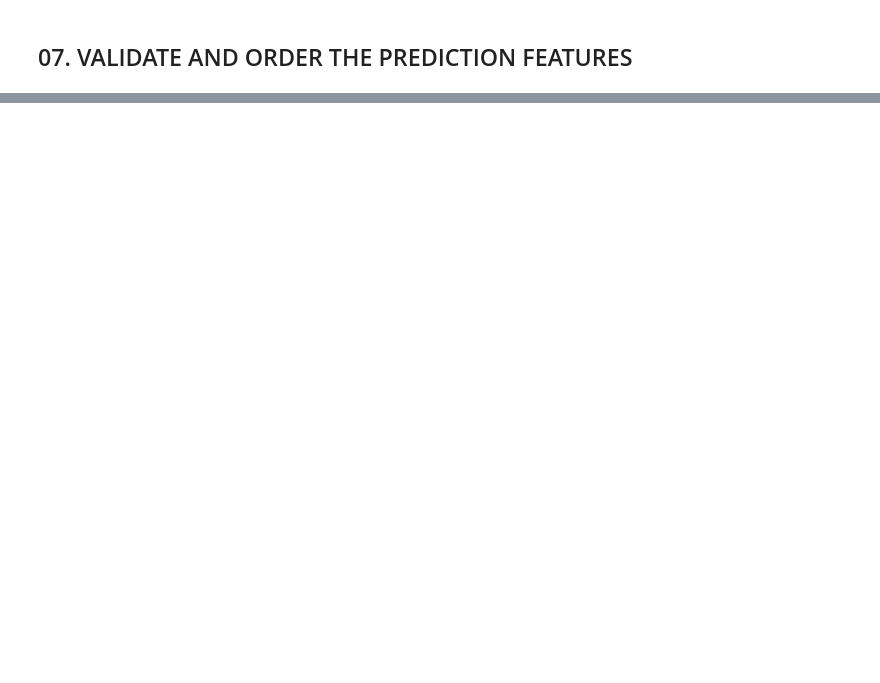
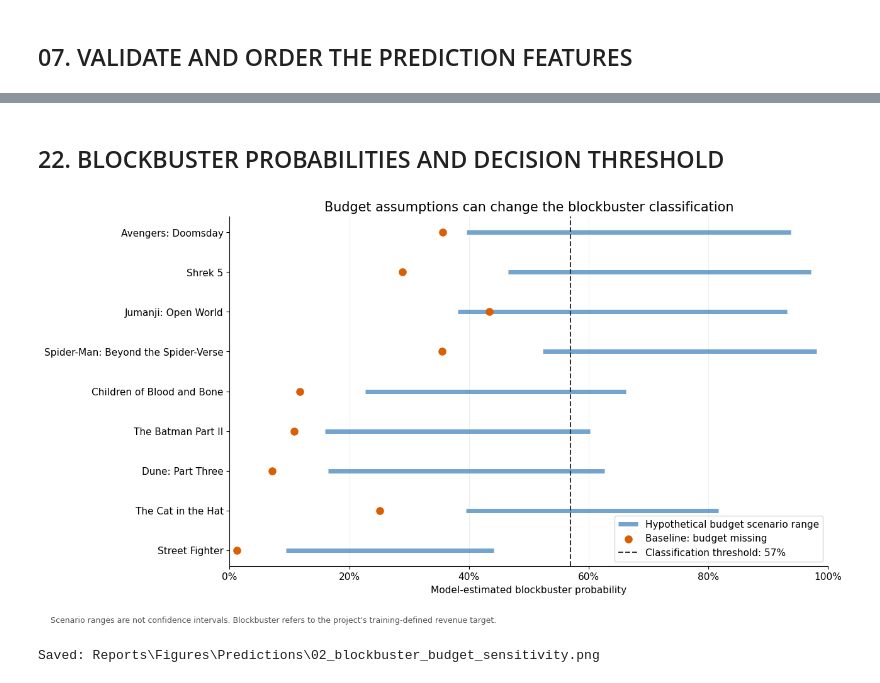
Before and after one commit to QayiyaMbiza/Movie-Industry-Predictor, a Jupyter notebook: Notebooks/upcoming_movie_predictions.ipynb, the cells around one changed output, grey strips where cells are left out. Cells and saved outputs as stored; diff of their text form; code cells hidden in the pictures; blank space fills up the shorter version.

```diff
--- a/Notebooks/upcoming_movie_predictions.ipynb
+++ b/Notebooks/upcoming_movie_predictions.ipynb
@@ -332,0 +1548,70 @@ ValueError: Revenue model requires missing columns: ['director_has_prior_history
+# %% [markdown]
+## 22. BLOCKBUSTER PROBABILITIES AND DECISION THRESHOLD
+# %%
+fig, ax = plt.subplots(figsize=(13, 7))
+
+y = range(len(chart_data))
+
+ax.hlines(
+    y,
+    chart_data["lowest_probability"],
+    chart_data["highest_probability"],
+    color="#377EB8",
+    linewidth=5,
+    alpha=0.7,
+    label="Hypothetical budget scenario range",
+)
+
+ax.scatter(
+    chart_data["blockbuster_probability"],
+    y,
+    color="#D95F02",
+    s=65,
+    zorder=3,
+    label="Baseline: budget missing",
+)
+
+thresholds = chart_data["classification_threshold"].dropna().unique()
+
+if len(thresholds) != 1:
+    raise ValueError("Expected one classification threshold.")
+
+threshold = float(thresholds[0])
+
+ax.axvline(
+    threshold,
+    color="#333333",
+    linestyle="--",
+    linewidth=1.5,
+    label=f"Classification threshold: {threshold:.0%}",
+)
+
+ax.set_yticks(list(y))
+ax.set_yticklabels(chart_data["title"])
+ax.set_xlim(0, 1)
+ax.xaxis.set_major_formatter(PercentFormatter(1))
+ax.set_xlabel("Model-estimated blockbuster probability")
+ax.set_title("Budget assumptions can change the blockbuster classification")
+ax.grid(axis="x", alpha=0.2)
+ax.set_axisbelow(True)
+ax.legend(loc="lower right")
+
+fig.text(
+    0.02, 0.02,
+    "Scenario ranges are not confidence intervals. "
+    "Blockbuster refers to the project's training-defined revenue target.",
+    fontsize=9,
+    color="#555555",
+)
+
+fig.tight_layout(rect=[0, 0.06, 1, 1])
+
+path = FIGURE_DIR / "02_blockbuster_budget_sensitivity.png"
+fig.savefig(path, dpi=300, bbox_inches="tight")
+plt.show()
+plt.close(fig)
+
+print(f"Saved: {path.relative_to(PROJECT_ROOT)}")
+# %% [output]
+[figure, added]
+Saved: Reports\Figures\Predictions\02_blockbuster_budget_sensitivity.png
```
Also changed, not shown: parts of 33 cells of this notebook, 27 other files.
